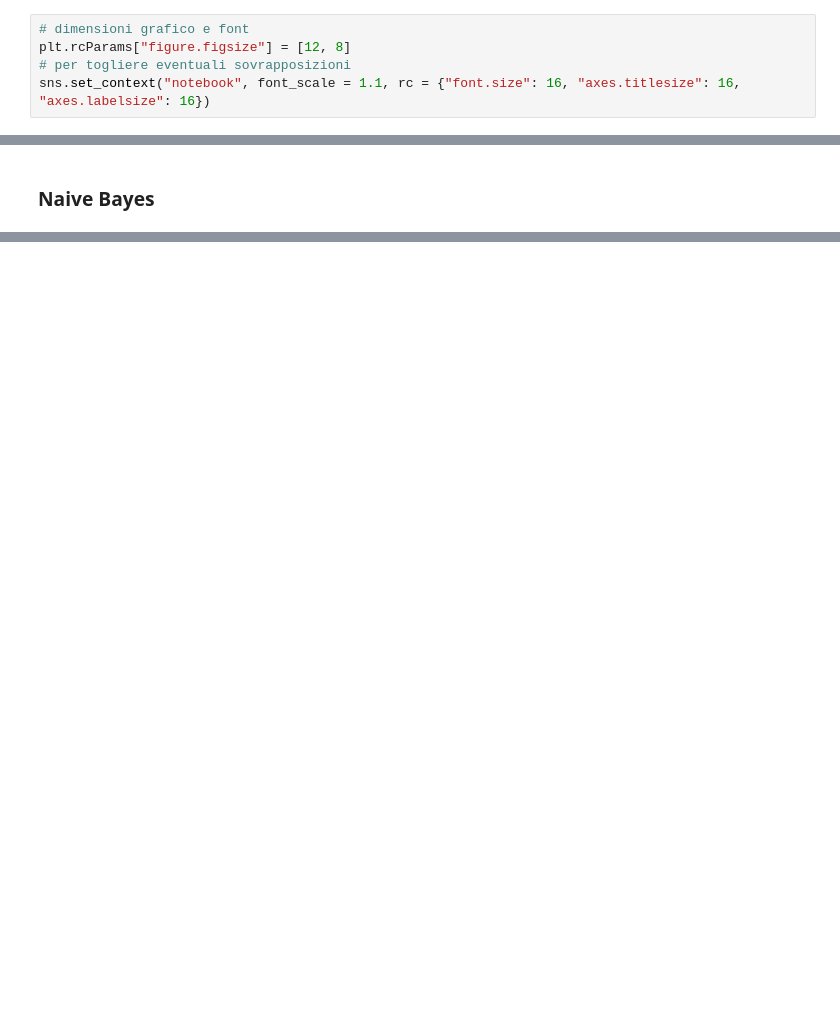
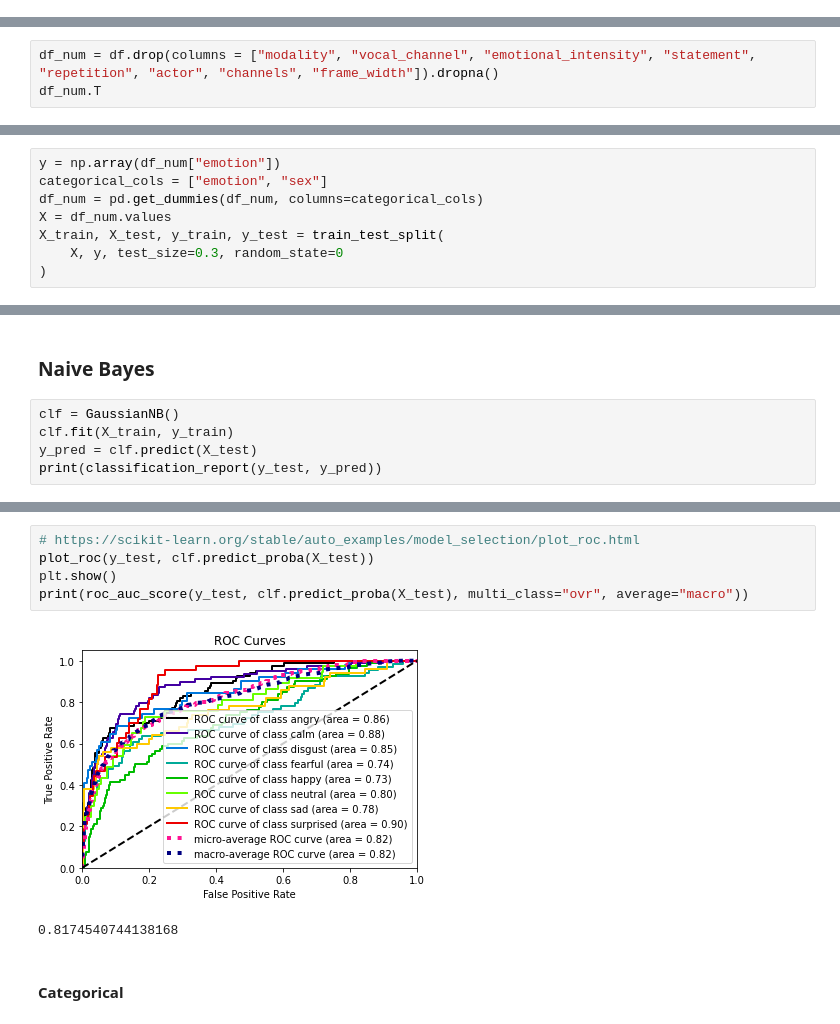
Before and after one commit to Claudio-95/DM22-23, a Jupyter notebook: Project_2nd part.ipynb, the cells around one changed output, grey strips where cells are left out. Drawn from its saved outputs; the diff is of its cells as text; blank space fills up the shorter version.

```diff
--- a/Project_2nd part.ipynb
+++ b/Project_2nd part.ipynb
@@ -429,5 +20,0 @@ Suming the 0 values we obtain that sc_min and stft_min can be correlated because
-# %%
-# dimensioni grafico e font
-plt.rcParams["figure.figsize"] = [12, 8]
-# per togliere eventuali sovrapposizioni
-sns.set_context("notebook", font_scale = 1.1, rc = {"font.size": 16, "axes.titlesize": 16, "axes.labelsize": 16})
@@ -1470,0 +39,3 @@ Variable in common:
+# %%
+df_num = df.drop(columns = ["modality", "vocal_channel", "emotional_intensity", "statement", "repetition", "actor", "channels", "frame_width"]).dropna()
+df_num.T
@@ -1470,0 +61,8 @@ Variable in common:
+# %%
+y = np.array(df_num["emotion"])
+categorical_cols = ["emotion", "sex"]
+df_num = pd.get_dummies(df_num, columns=categorical_cols)
+X = df_num.values
+X_train, X_test, y_train, y_test = train_test_split(
+    X, y, test_size=0.3, random_state=0
+)
@@ -1471,2 +97,7 @@ Variable in common:
 # %% [markdown]
 ### Naive Bayes
+# %%
+clf = GaussianNB()
+clf.fit(X_train, y_train)
+y_pred = clf.predict(X_test)
+print(classification_report(y_test, y_pred))
@@ -1472,0 +137,10 @@ Variable in common:
+# %%
+# https://scikit-learn.org/stable/auto_examples/model_selection/plot_roc.html
+plot_roc(y_test, clf.predict_proba(X_test))
+plt.show()
+print(roc_auc_score(y_test, clf.predict_proba(X_test), multi_class="ovr", average="macro"))
+# %% [output]
+[figure, added]
+0.8174540744138168
+# %% [markdown]
+#### Categorical
```
Also changed, not shown: parts of 156 cells of this notebook.
